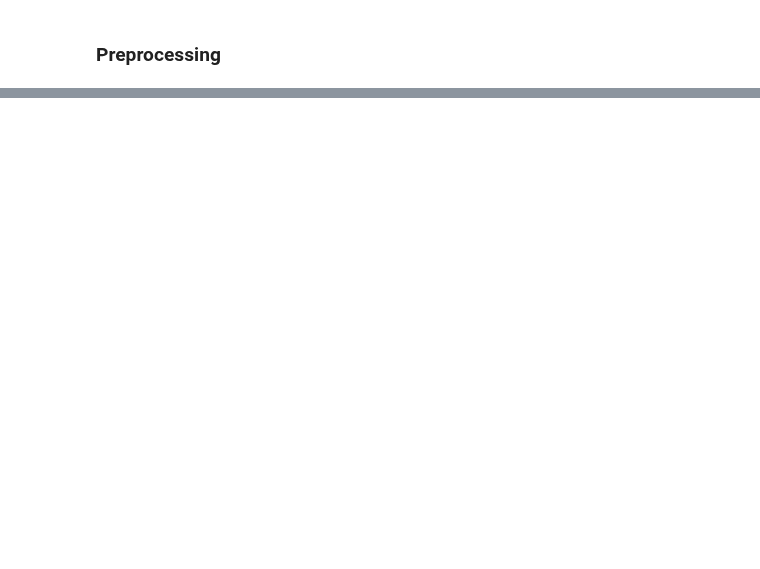
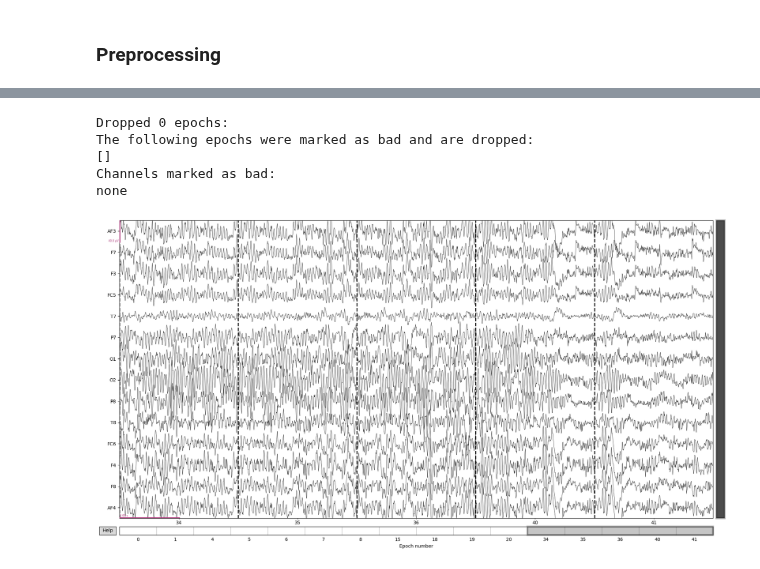
Before and after one commit to kojimainlearning/consumer_food_research, a Jupyter notebook: data_processing.ipynb, the cells around one changed output, grey strips where cells are left out. Saved outputs shown, nothing was run; the diff lists cells and outputs as text; code cells hidden in the pictures; blank space fills up the shorter version.

```diff
--- a/data_processing.ipynb
+++ b/data_processing.ipynb
@@ -77,0 +110,4 @@ Designing a one-pass, zero-phase, non-causal bandpass filter:
+# %%
+eog_indices, eog_scores = ica.find_bads_eog(raw_filtered, ch_name=['F7', 'F8'])
+print(f"Found EOG artifacts in components: {eog_indices}")
+ica.exclude = eog_indices
@@ -77,0 +132,4 @@ Designing a one-pass, zero-phase, non-causal bandpass filter:
+# %%
+muscle_indices, muscle_scores = ica.find_bads_muscle(raw_filtered)
+print(f"Found muscle artifacts in components: {muscle_indices}")
+ica.exclude.extend(muscle_indices)
@@ -77,0 +139,2 @@ Designing a one-pass, zero-phase, non-causal bandpass filter:
+# %%
+raw_clean = ica.apply(raw_filtered.copy())
@@ -77,0 +148,4 @@ Designing a one-pass, zero-phase, non-causal bandpass filter:
+# %%
+# Epoch 4 seconds of data with 2 seconds overlap
+events = mne.make_fixed_length_events(raw_clean, duration=4.0, overlap=2.0)
+epochs = mne.Epochs(raw_clean, events, tmin=0, tmax=4.0, baseline=None, preload=True)
@@ -77,0 +183,9 @@ Designing a one-pass, zero-phase, non-causal bandpass filter:
+# %%
+epochs.plot(block=True, n_epochs=5, n_channels=14)
+# %% [output]
+Dropped 0 epochs:
+The following epochs were marked as bad and are dropped:
+[]
+Channels marked as bad:
+none
+[figure, added]
```
Also changed, not shown: parts of 15 cells of this notebook.
